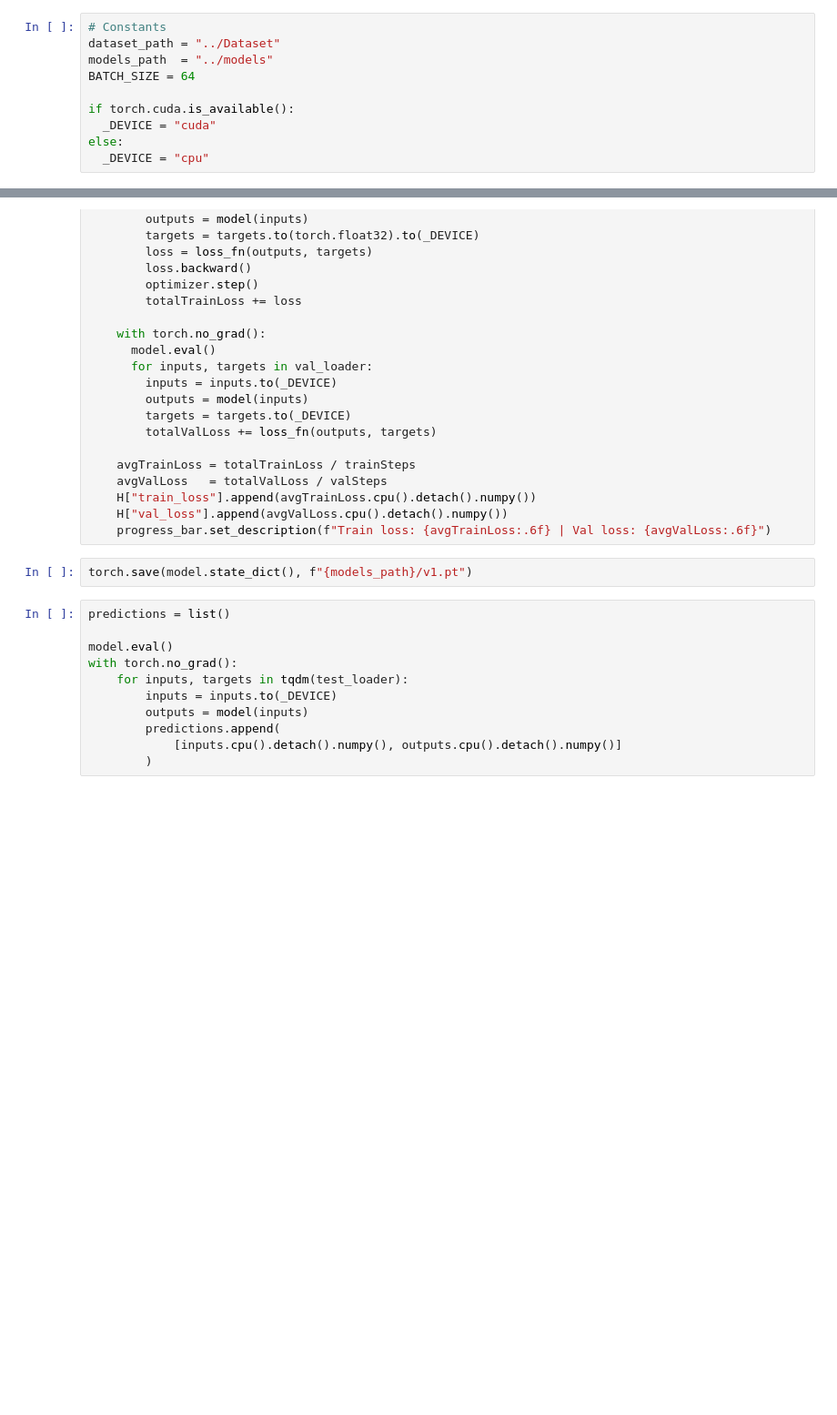
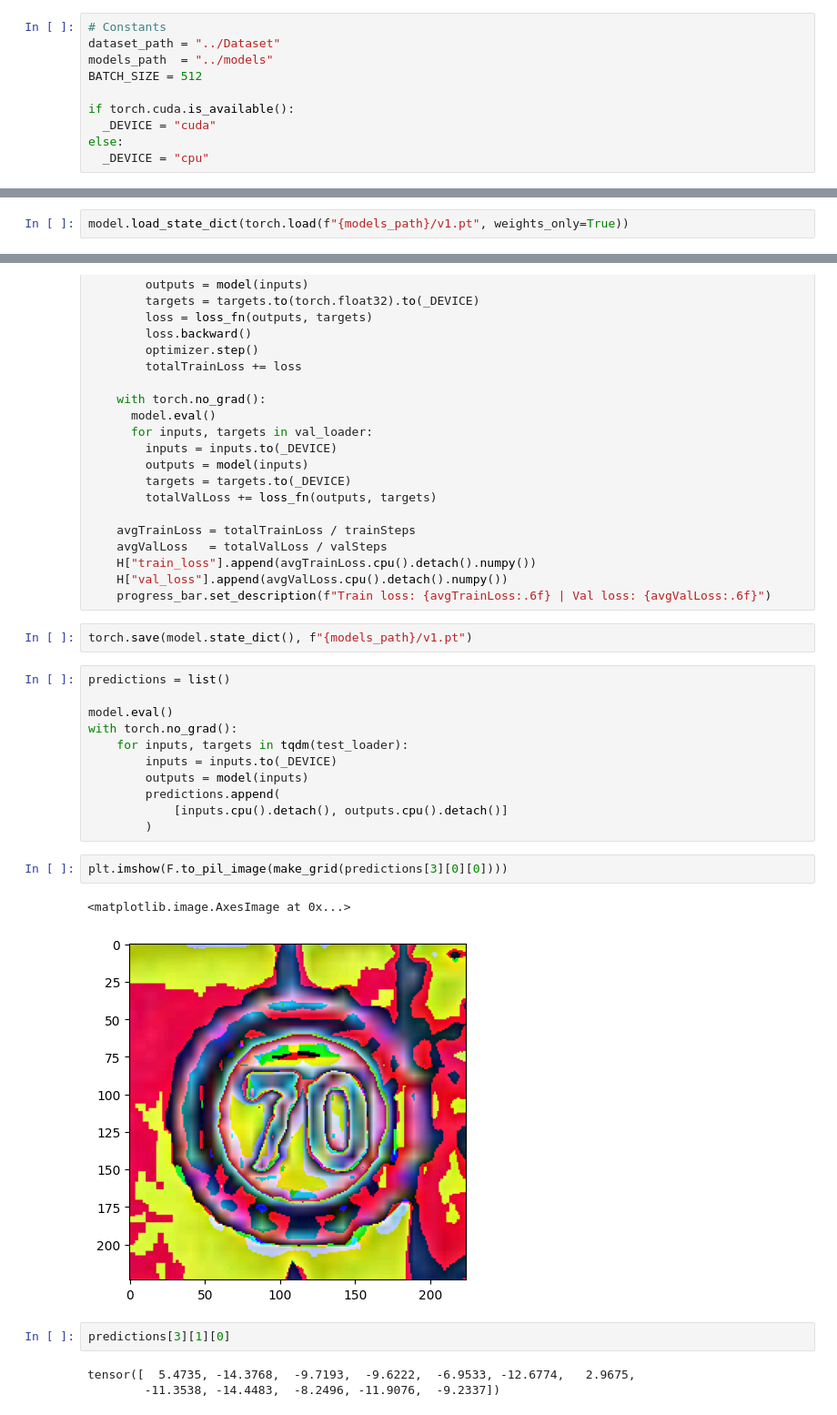
Before and after one commit to DaverSVK/HNS_Znacky_Zadanie1, a Jupyter notebook: notebooks/train.ipynb, the cells around one changed output, grey strips where cells are left out. Shown at 91% size. Saved outputs shown, nothing was run; the diff lists cells and outputs as text; blank space fills up the shorter version.

Commit message:
add test predict

```diff
--- a/notebooks/train.ipynb
+++ b/notebooks/train.ipynb
@@ -22,7 +24,7 @@ np.random.seed(0)
 # Constants
 dataset_path = "../Dataset"
 models_path  = "../models"
-BATCH_SIZE = 64
+BATCH_SIZE = 512
 
 if torch.cuda.is_available():
   _DEVICE = "cuda"
@@ -86,3 +88,5 @@ trainable parameters: 2428428
 # %%
 loss_fn = nn.CrossEntropyLoss()
 optimizer = optim.Adam(model.parameters(), lr=0.001)
+# %%
+model.load_state_dict(torch.load(f"{models_path}/v1.pt", weights_only=True))
@@ -130,5 +136,15 @@ with torch.no_grad():
         inputs = inputs.to(_DEVICE)
         outputs = model(inputs)
         predictions.append(
-            [inputs.cpu().detach().numpy(), outputs.cpu().detach().numpy()]
+            [inputs.cpu().detach(), outputs.cpu().detach()]
         )
+# %%
+plt.imshow(F.to_pil_image(make_grid(predictions[3][0][0])))
+# %% [output]
+<matplotlib.image.AxesImage at 0x...>
+[figure, added]
+# %%
+predictions[3][1][0]
+# %% [output]
+tensor([  5.4735, -14.3768,  -9.7193,  -9.6222,  -6.9533, -12.6774,   2.9675,
+        -11.3538, -14.4483,  -8.2496, -11.9076,  -9.2337])
```
Also changed, not shown: parts of 3 cells of this notebook.
